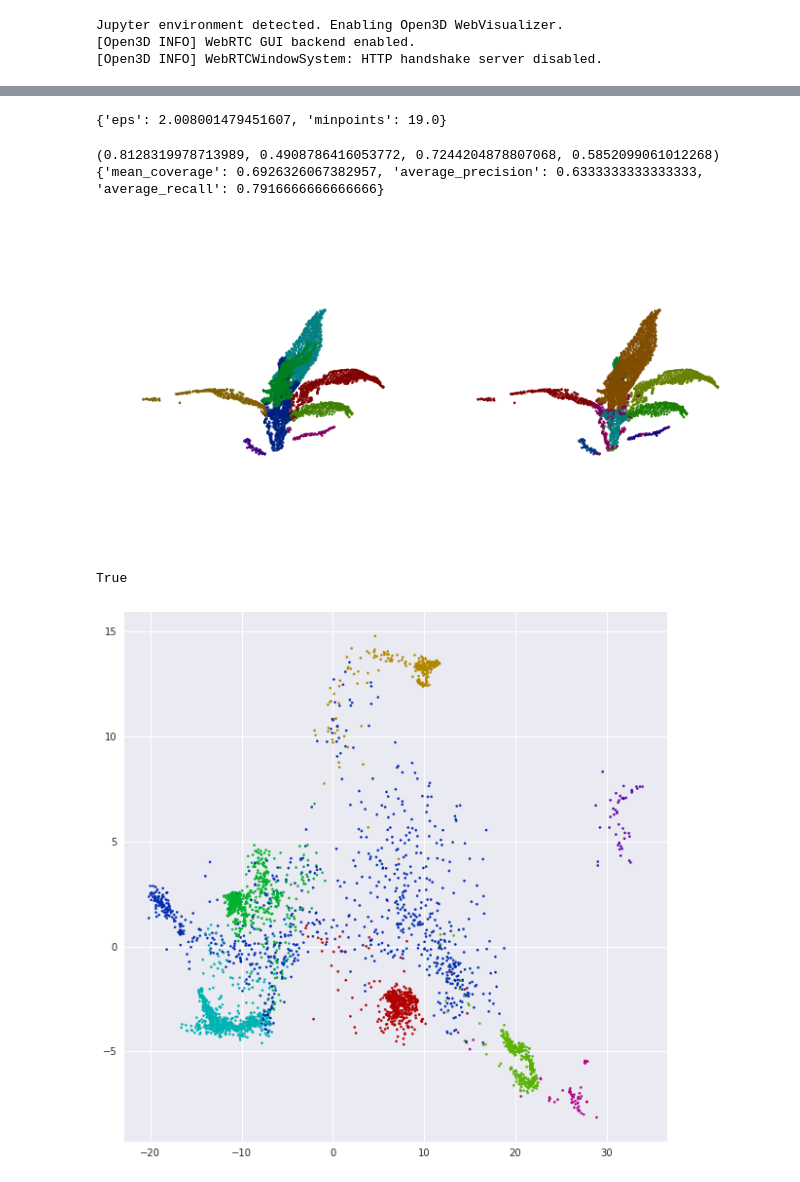
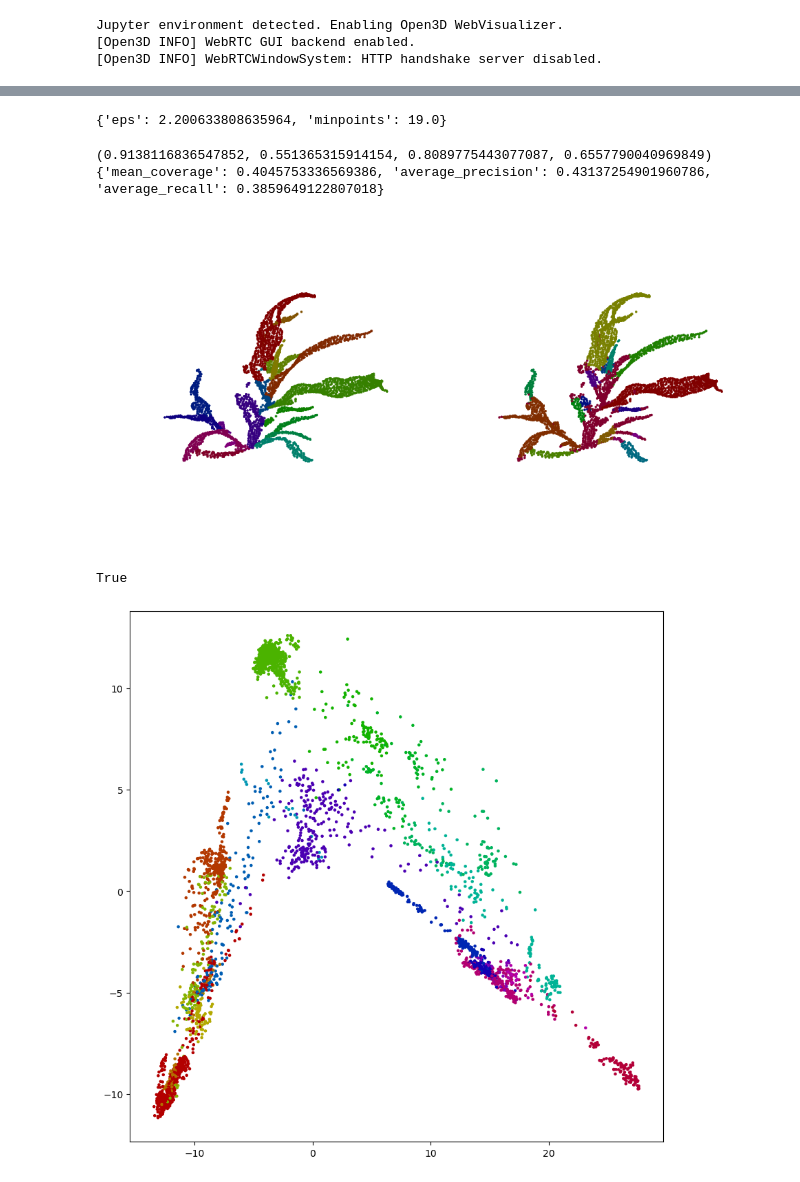
Before and after one commit to ariyanzri/PlantSegNet, a Jupyter notebook: visualization/visualize_predictions_paper.ipynb, the cells around one changed output, grey strips where cells are left out. Drawn from its saved outputs; the diff is of its cells as text; code cells hidden in the pictures.

Commit message:
visualization fixed and improved

```diff
--- a/visualization/visualize_predictions_paper.ipynb
+++ b/visualization/visualize_predictions_paper.ipynb
@@ -81,6 +81,8 @@ def draw_results(plt_points, plt_labels, plt_preds):
 
 def draw_and_save_pcd_plot(plt_labels, pca_raw_preds, prefix):
     if pca_raw_preds is not None:
+        plt.style.use('default')
+
         pca_2d = PCA(n_components = 2)
         pca_2d.fit(pca_raw_preds)
         data_pca_2d = pca_2d.transform(pca_raw_preds)
@@ -93,4 +95,9 @@ def draw_and_save_pcd_plot(plt_labels, pca_raw_preds, prefix):
         fig = plt.figure(figsize=(10,10))
         ax1 = fig.add_subplot(1, 1, 1)
         ax1.scatter(data_pca_2d[:,0],data_pca_2d[:,1], s=5, c=colors*1.4)
+        ax1.set_facecolor("white")
+        ax1.spines['left'].set_color('black')
+        ax1.spines['bottom'].set_color('black')
         fig.savefig(f"{prefix}_pca_plt.png")
+
+        plt.style.use('seaborn')
@@ -97,7 +122,7 @@ def draw_and_save_pcd_plot(plt_labels, pca_raw_preds, prefix):
 # %%
 model_name = "SorghumPartNetInstance"
 trained_dataset = "SPNS"
-exp_no = "08"
+exp_no = "09"
 experiment_param_path = f"/speedy/ariyanzarei/sorghum_segmentation/experiments/{model_name}/{trained_dataset}/EXP_{exp_no}_{model_name}_{trained_dataset}.json"
 hyper_param_path = f"/speedy/ariyanzarei/sorghum_segmentation/results/hparam_tuning_logs/{model_name}/{trained_dataset}/EXP_{exp_no}/DBSCAN_best_param.json"
 
@@ -123,45 +148,45 @@ model = load_model(model_name, model_path)
 hparams = load_json(hyper_param_path)
 print(hparams)
 # %% [output]
-{'eps': 2.008001479451607, 'minpoints': 19.0}
+{'eps': 2.200633808635964, 'minpoints': 19.0}
 # %%
-# hparams = {"eps": 2.20, "minpoints": 17}
-ind = 0
+# hparams = {"eps": 1.9, "minpoints": 19}
+ind = 4
 points, label = load_data_directory("/space/ariyanzarei/sorghum_segmentation/dataset/SPNR", model_name)
 
 t_points = torch.from_numpy(points[ind]).type(torch.DoubleTensor)
 
 raw_preds = model(t_points.unsqueeze(0))
 
 if model_name == "SorghumPartNetSemantic":
     preds = F.softmax(raw_preds, dim=1)
     preds = preds.squeeze().cpu().detach().numpy().T
     preds = np.argmax(preds, 1)
     raw_preds = None
 elif model_name == "SorghumPartNetInstance":
     preds = get_final_clusters_SPN(raw_preds, hparams['eps'], hparams['minpoints'])
 elif model_name == "TreePartNet":
     preds = get_final_clusters_TPN(raw_preds, hparams['eps'], hparams['minpoints'])
 
 print(p_metric_calc(torch.from_numpy(preds).view(1,-1,1), torch.from_numpy(label[ind]).view(1,-1,1)))
 print(c_metric_calc(torch.from_numpy(preds), torch.from_numpy(label[ind])))
 
 draw_results(points[ind], label[ind], preds)
-draw_and_save_pcd_plot(label[ind].squeeze(),raw_preds.squeeze().detach().numpy())
+draw_and_save_pcd_plot(label[ind].squeeze(),raw_preds.squeeze().detach().numpy(),f"{experiment_id}_real_{ind}")
 
 gt_ply = create_ply_pcd_from_points_with_labels(points[ind],label[ind])
 pred_ply = create_ply_pcd_from_points_with_labels(points[ind],preds)
 
 R = o3d.geometry.get_rotation_matrix_from_xyz((-np.pi/2, 0, 0))
 gt_ply.rotate(R, center=(0, 0, 0))
 pred_ply.rotate(R, center=(0, 0, 0))
 
-o3d.io.write_point_cloud(f"syn_{ind}_gt.ply", gt_ply)
-o3d.io.write_point_cloud(f"syn_{ind}_pred.ply", pred_ply)
+o3d.io.write_point_cloud(f"{experiment_id}_real_{ind}_gt.ply", gt_ply)
+o3d.io.write_point_cloud(f"{experiment_id}_real_{ind}_pred.ply", pred_ply)
 # %% [output]
-(0.8128319978713989, 0.4908786416053772, 0.7244204878807068, 0.5852099061012268)
-{'mean_coverage': 0.6926326067382957, 'average_precision': 0.6333333333333333, 'average_recall': 0.7916666666666666}
+(0.9138116836547852, 0.551365315914154, 0.8089775443077087, 0.6557790040969849)
+{'mean_coverage': 0.4045753336569386, 'average_precision': 0.43137254901960786, 'average_recall': 0.3859649122807018}
-[figure, old version]
+[figure, new version]
 True
-[figure, old version]
+[figure, new version]
 # %%
```
Also changed, not shown: parts of 2 cells of this notebook, 1 other file.
